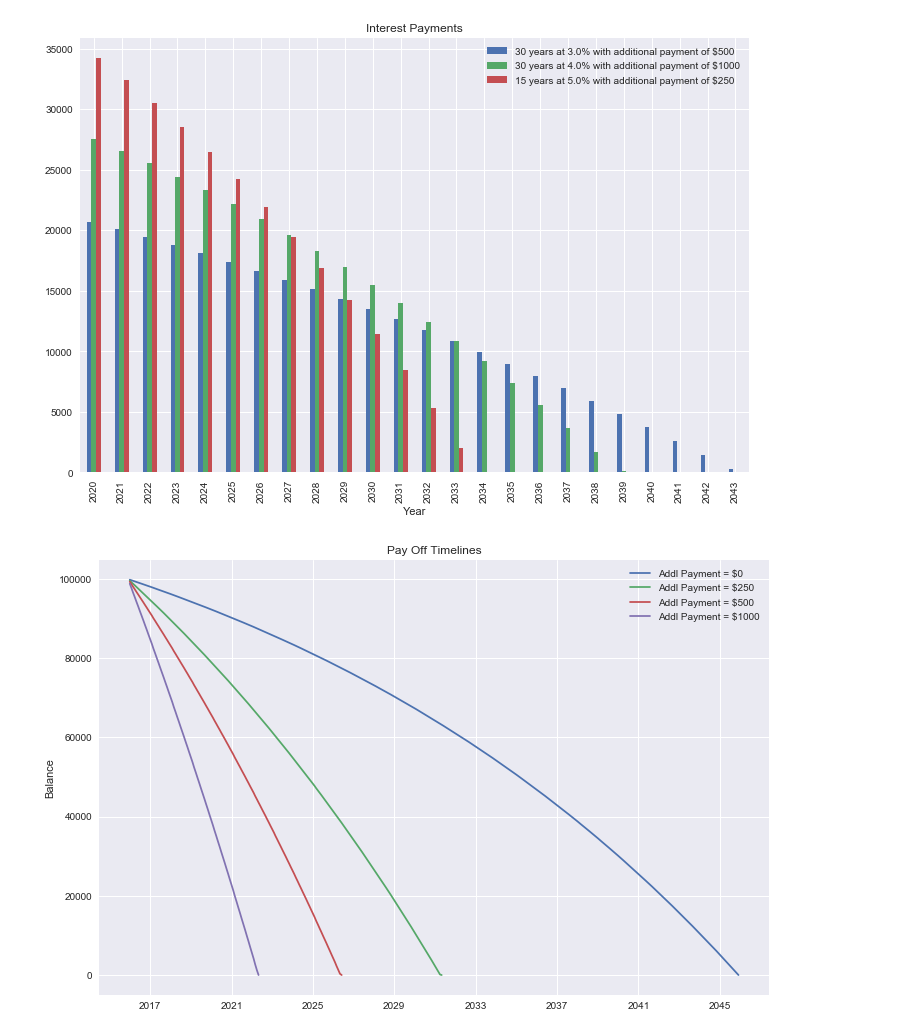
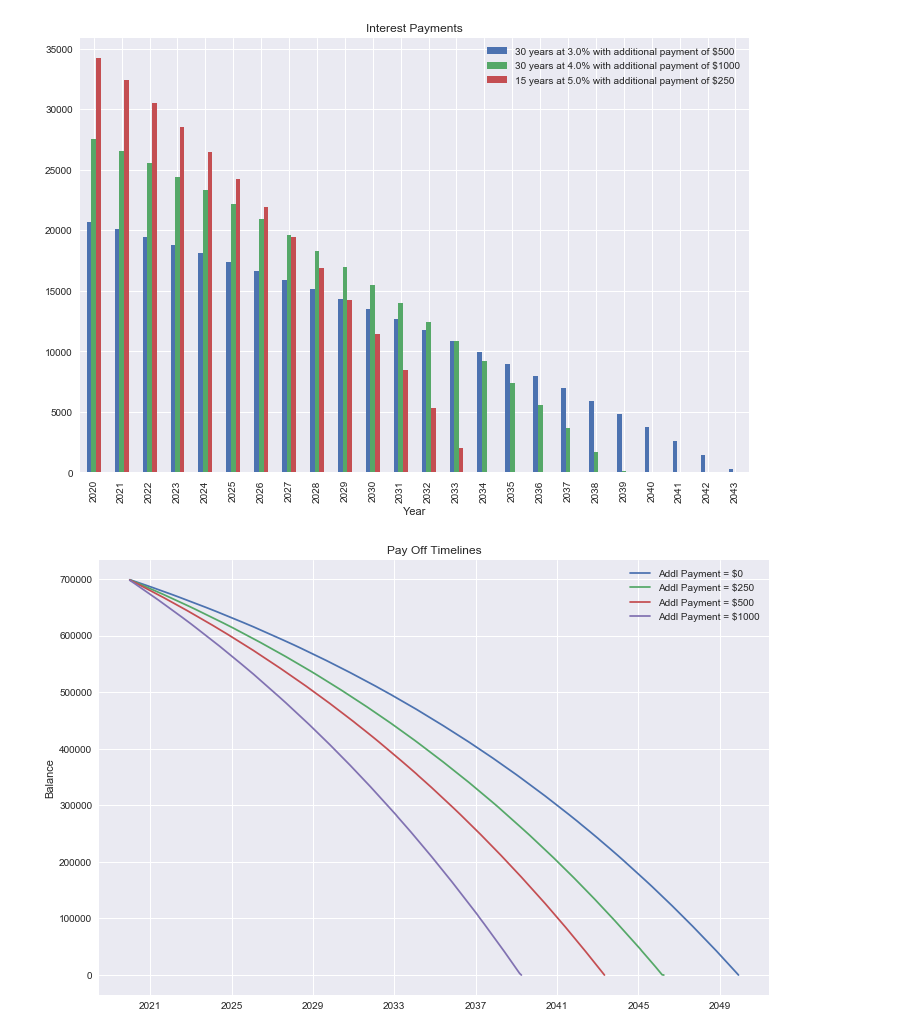
Before and after one commit to sudpaul/life_hack, a Jupyter notebook: Mortgage_Amortization_Schedule.ipynb, the cells around one changed output. Saved outputs shown, nothing was run; the diff lists cells and outputs as text; code cells hidden in the pictures.

Commit message:
Update Principal amount

```diff
--- a/Mortgage_Amortization_Schedule.ipynb
+++ b/Mortgage_Amortization_Schedule.ipynb
@@ -176,12 +176,12 @@ plt.title("Interest Payments");
 # %%
 additional_payments = [0, 250, 500, 1000]
 fig, ax = plt.subplots(1, 1)
 
 for pmt in additional_payments:
-    result, _ = amortization_table(100000, .04, 30, topup_principal=pmt, start_date=date(2016,1,1))
+    result, _ = amortization_table(700000, .04, 30, topup_principal=pmt, start_date=date(2020,1,1))
     ax.plot(result['Month'], result['End Balance'], label='Addl Payment = ${}'.format(str(pmt)))
 plt.title("Pay Off Timelines")
 plt.ylabel("Balance")
 ax.legend();
 # %% [output]
-[figure, old version]
+[figure, new version]
```
